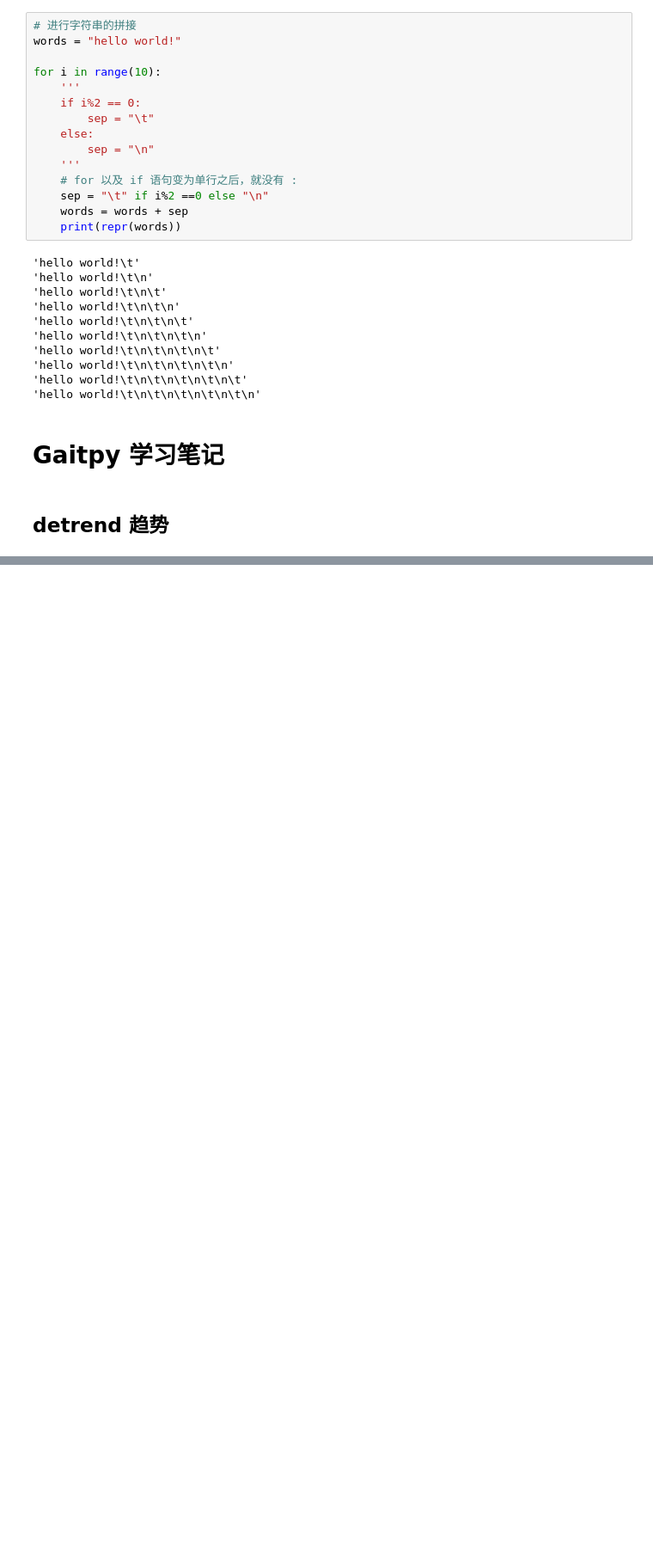
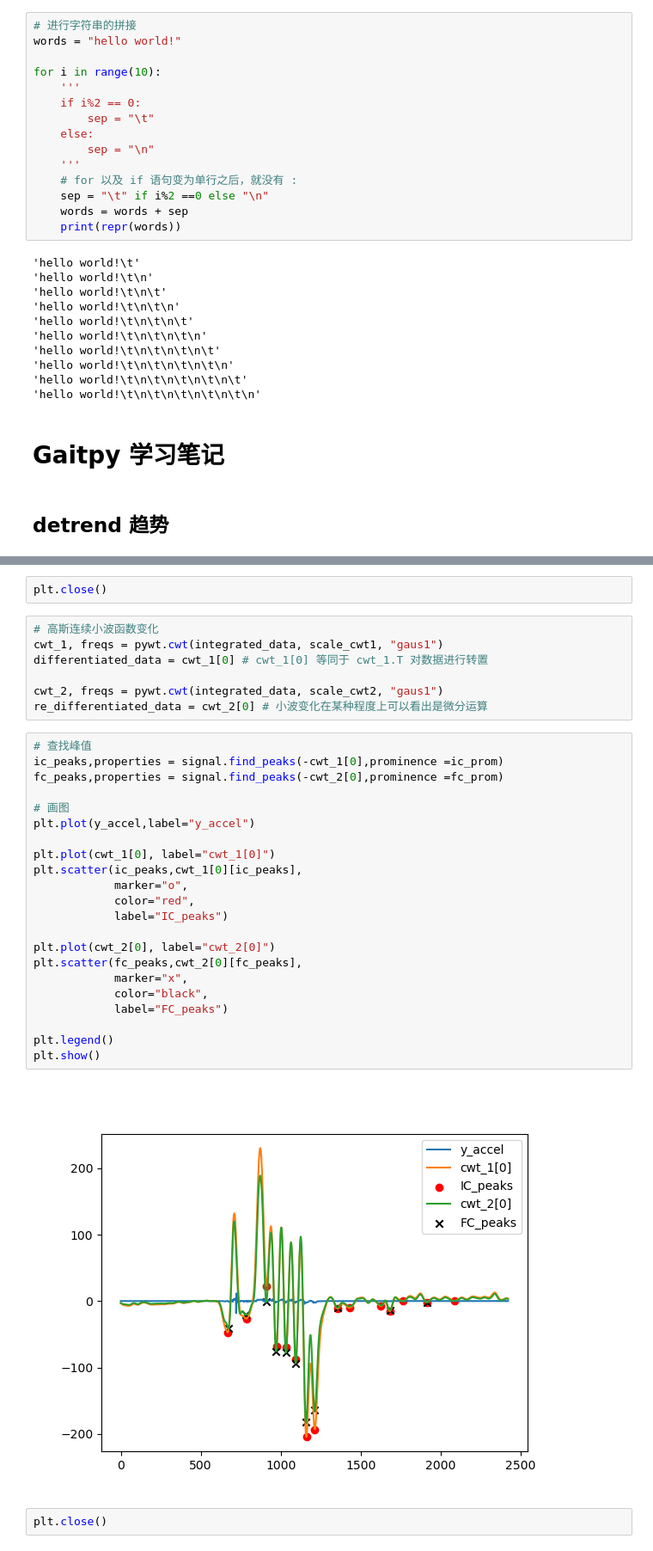
Before and after one commit to Allwillcome/--_----, a Jupyter notebook: Notes/20230416_PythonExercise.ipynb, the cells around one changed output, grey strips where cells are left out. Shown at 86% size. Drawn from its saved outputs; the diff is of its cells as text; blank space fills up the shorter version.

Commit message:
增加对于小波分析以及峰值 prominence 的理解

```diff
--- a/Notes/20230416_PythonExercise.ipynb
+++ b/Notes/20230416_PythonExercise.ipynb
@@ -693,0 +761,35 @@ plt.plot(np.arange(0,len(data)),data,detrended_data)
+# %%
+plt.close()
+# %%
+# 高斯连续小波函数变化
+cwt_1, freqs = pywt.cwt(integrated_data, scale_cwt1, "gaus1")
+differentiated_data = cwt_1[0] # cwt_1[0] 等同于 cwt_1.T 对数据进行转置
+
+cwt_2, freqs = pywt.cwt(integrated_data, scale_cwt2, "gaus1")
+re_differentiated_data = cwt_2[0] # 小波变化在某种程度上可以看出是微分运算
+# %%
+# 查找峰值
+ic_peaks,properties = signal.find_peaks(-cwt_1[0],prominence =ic_prom)
+fc_peaks,properties = signal.find_peaks(-cwt_2[0],prominence =fc_prom)
+
+# 画图
+plt.plot(y_accel,label="y_accel")
+
+plt.plot(cwt_1[0], label="cwt_1[0]")
+plt.scatter(ic_peaks,cwt_1[0][ic_peaks],
+            marker="o",
+            color="red",
+            label="IC_peaks")
+
+plt.plot(cwt_2[0], label="cwt_2[0]")
+plt.scatter(fc_peaks,cwt_2[0][fc_peaks],
+            marker="x",
+            color="black",
+            label="FC_peaks")
+
+plt.legend()
+plt.show()
+# %% [output]
+[figure, added]
+# %%
+plt.close()
```
Also changed, not shown: parts of 10 cells of this notebook.
